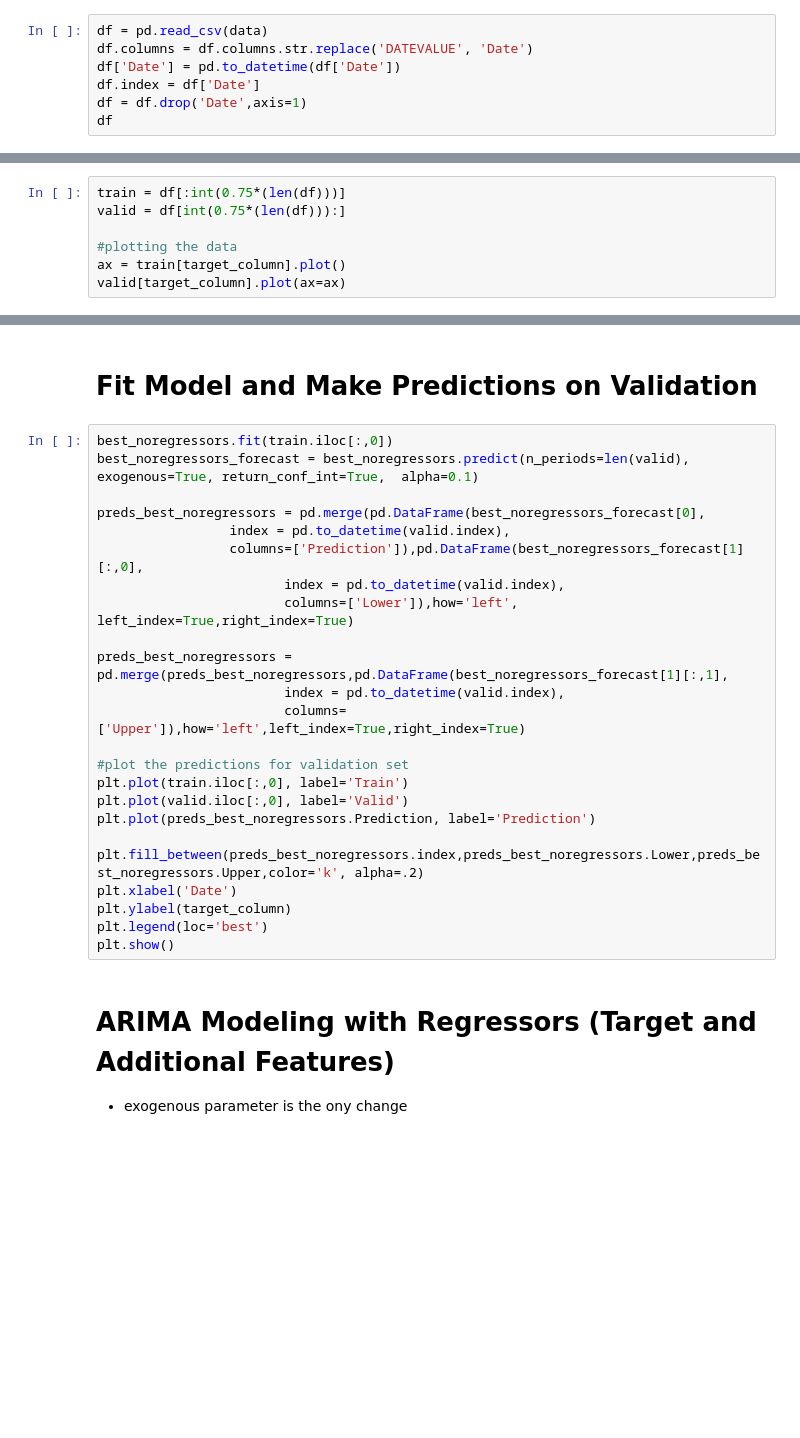
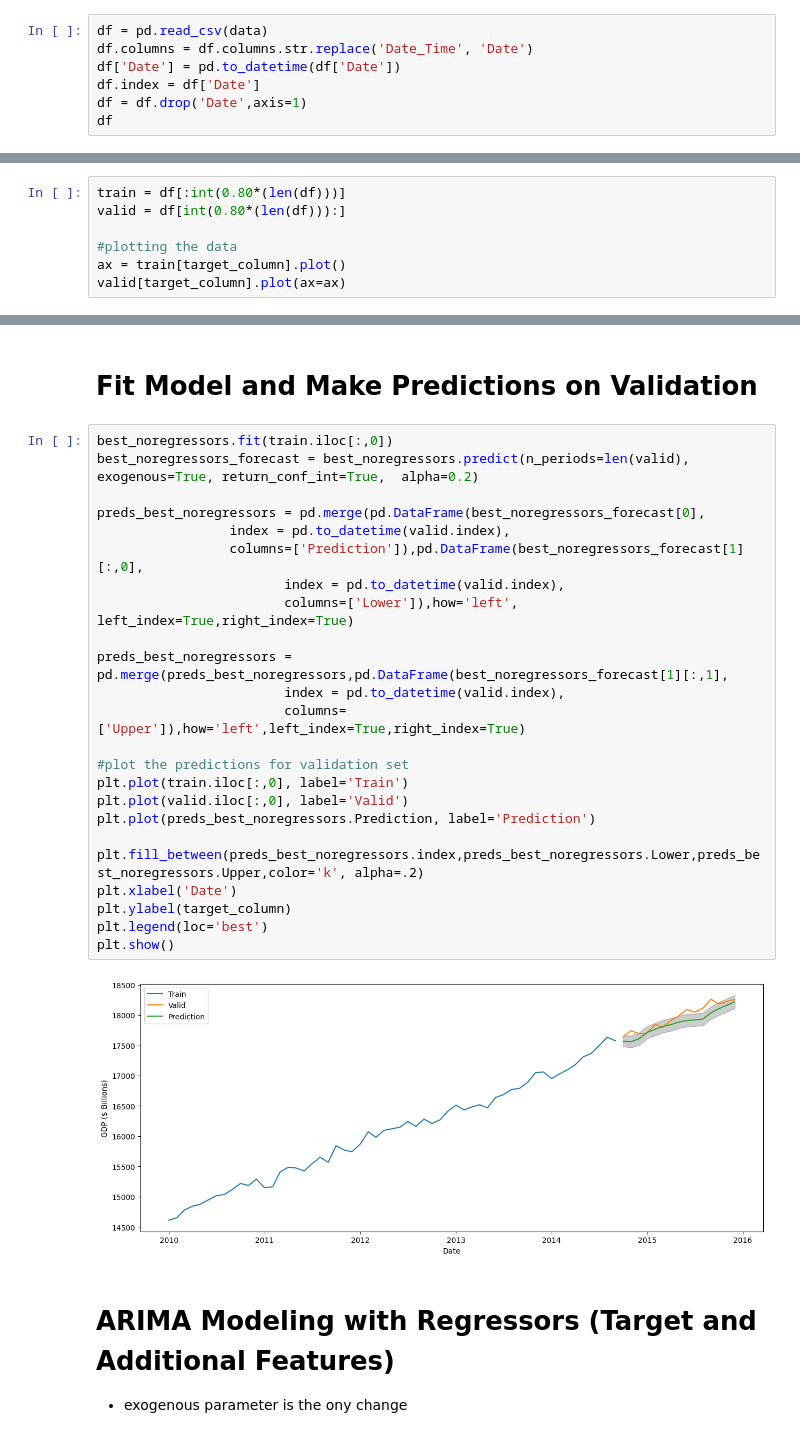
Before and after one commit to fritschcm272/UWM_SCE_Predictive_Analytics, a Jupyter notebook: Forecasting.ipynb, the cells around one changed output, grey strips where cells are left out. Drawn from its saved outputs; the diff is of its cells as text; blank space fills up the shorter version.

```diff
--- a/Forecasting.ipynb
+++ b/Forecasting.ipynb
@@ -23,7 +26,7 @@ pred_date = '2021-04-13'
 # Load/Transform Data
 # %%
 df = pd.read_csv(data)
-df.columns = df.columns.str.replace('DATEVALUE', 'Date')
+df.columns = df.columns.str.replace('Date_Time', 'Date')
 df['Date'] = pd.to_datetime(df['Date'])
 df.index = df['Date']
 df = df.drop('Date',axis=1)
@@ -35,8 +55,8 @@ ProfileReport(df)
 # %% [markdown]
 # Split into Training and Validation Data
 # %%
-train = df[:int(0.75*(len(df)))]
-valid = df[int(0.75*(len(df))):]
+train = df[:int(0.80*(len(df)))]
+valid = df[int(0.80*(len(df))):]
 
 #plotting the data
 ax = train[target_column].plot()
@@ -125,28 +169,30 @@ print(best_noregressors.summary())
 # Fit Model and Make Predictions on Validation
 # %%
 best_noregressors.fit(train.iloc[:,0])
-best_noregressors_forecast = best_noregressors.predict(n_periods=len(valid), exogenous=True, return_conf_int=True,  alpha=0.1)
+best_noregressors_forecast = best_noregressors.predict(n_periods=len(valid), exogenous=True, return_conf_int=True,  alpha=0.2)
 
 preds_best_noregressors = pd.merge(pd.DataFrame(best_noregressors_forecast[0],
                  index = pd.to_datetime(valid.index),
                  columns=['Prediction']),pd.DataFrame(best_noregressors_forecast[1][:,0],
                         index = pd.to_datetime(valid.index),
                         columns=['Lower']),how='left', left_index=True,right_index=True)
 
 preds_best_noregressors = pd.merge(preds_best_noregressors,pd.DataFrame(best_noregressors_forecast[1][:,1],
                         index = pd.to_datetime(valid.index),
                         columns=['Upper']),how='left',left_index=True,right_index=True)
 
 #plot the predictions for validation set
 plt.plot(train.iloc[:,0], label='Train')
 plt.plot(valid.iloc[:,0], label='Valid')
 plt.plot(preds_best_noregressors.Prediction, label='Prediction')
 
 plt.fill_between(preds_best_noregressors.index,preds_best_noregressors.Lower,preds_best_noregressors.Upper,color='k', alpha=.2)
 plt.xlabel('Date')
 plt.ylabel(target_column)
 plt.legend(loc='best')
 plt.show()
+# %% [output]
+[figure, added]
 # %% [markdown]
 # ARIMA Modeling with Regressors (Target and Additional Features)
 - exogenous parameter is the ony change
```
Also changed, not shown: parts of 14 cells of this notebook, 9 other files.
